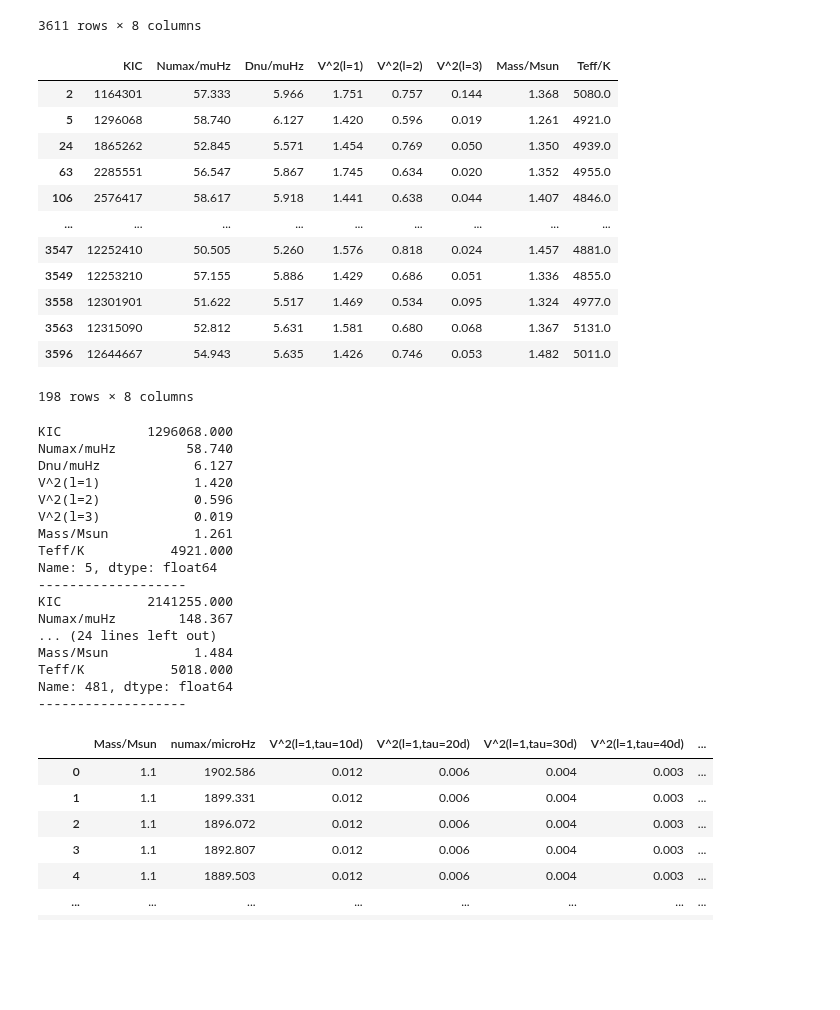
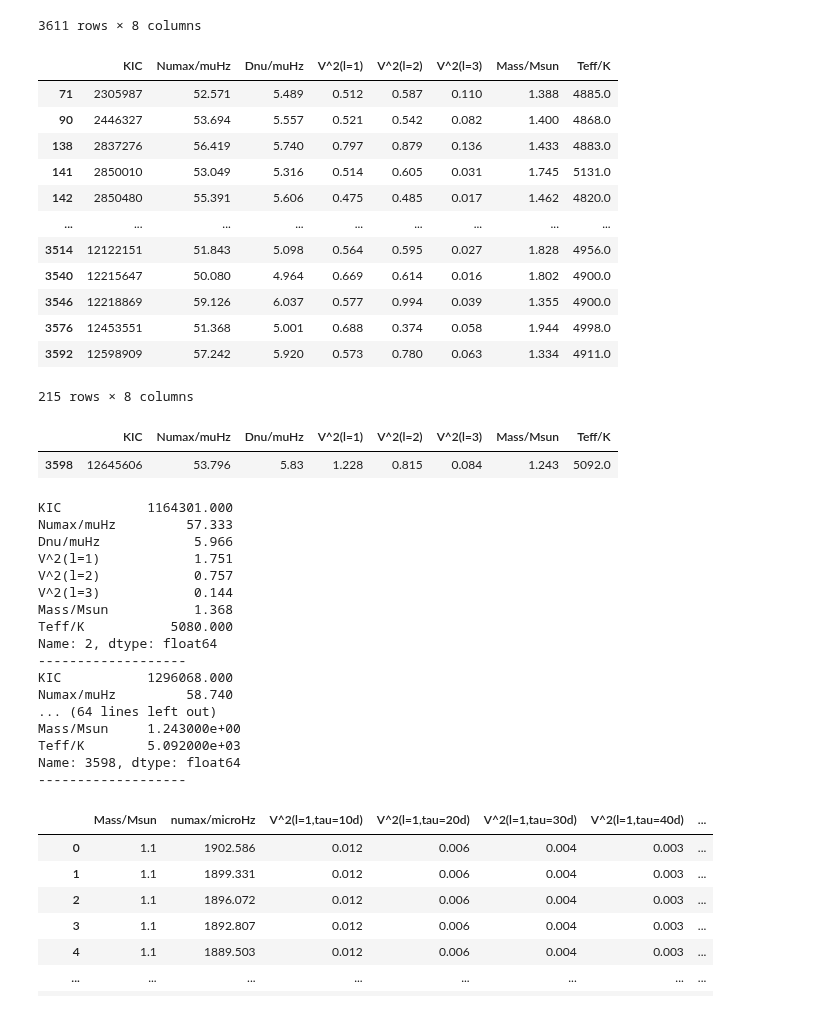
Before and after one commit to courtcraw/Notebooks, a Jupyter notebook: mode_visibilities.ipynb, the cells around one changed output. Saved outputs shown, nothing was run; the diff lists cells and outputs as text; code cells hidden in the pictures; blank space fills up the shorter version.

```diff
--- a/mode_visibilities.ipynb
+++ b/mode_visibilities.ipynb
@@ -132,48 +132,63 @@ dennis_vis
 | 3610 | 12885373 | 52.013 | 5.346 | 0.873 | 0.527 | 0.026 | 1.498 | 4895.0 |
 3611 rows × 8 columns
 # %%
-dennis_vis[(dennis_vis['Numax/muHz']<60) & (dennis_vis['V^2(l=1)']>1.4)]
+dennis_vis[(dennis_vis['Numax/muHz']<60) & (dennis_vis['V^2(l=1)']<0.8)]
 # %% [output]
 |  | KIC | Numax/muHz | Dnu/muHz | V^2(l=1) | V^2(l=2) | V^2(l=3) | Mass/Msun | Teff/K |
-| 2 | 1164301 | 57.333 | 5.966 | 1.751 | 0.757 | 0.144 | 1.368 | 5080.0 |
-| 5 | 1296068 | 58.740 | 6.127 | 1.420 | 0.596 | 0.019 | 1.261 | 4921.0 |
-| 24 | 1865262 | 52.845 | 5.571 | 1.454 | 0.769 | 0.050 | 1.350 | 4939.0 |
-| 63 | 2285551 | 56.547 | 5.867 | 1.745 | 0.634 | 0.020 | 1.352 | 4955.0 |
-| 106 | 2576417 | 58.617 | 5.918 | 1.441 | 0.638 | 0.044 | 1.407 | 4846.0 |
+| 71 | 2305987 | 52.571 | 5.489 | 0.512 | 0.587 | 0.110 | 1.388 | 4885.0 |
+| 90 | 2446327 | 53.694 | 5.557 | 0.521 | 0.542 | 0.082 | 1.400 | 4868.0 |
+| 138 | 2837276 | 56.419 | 5.740 | 0.797 | 0.879 | 0.136 | 1.433 | 4883.0 |
+| 141 | 2850010 | 53.049 | 5.316 | 0.514 | 0.605 | 0.031 | 1.745 | 5131.0 |
+| 142 | 2850480 | 55.391 | 5.606 | 0.475 | 0.485 | 0.017 | 1.462 | 4820.0 |
 | ... | ... | ... | ... | ... | ... | ... | ... | ... |
-| 3547 | 12252410 | 50.505 | 5.260 | 1.576 | 0.818 | 0.024 | 1.457 | 4881.0 |
-| 3549 | 12253210 | 57.155 | 5.886 | 1.429 | 0.686 | 0.051 | 1.336 | 4855.0 |
-| 3558 | 12301901 | 51.622 | 5.517 | 1.469 | 0.534 | 0.095 | 1.324 | 4977.0 |
-| 3563 | 12315090 | 52.812 | 5.631 | 1.581 | 0.680 | 0.068 | 1.367 | 5131.0 |
-| 3596 | 12644667 | 54.943 | 5.635 | 1.426 | 0.746 | 0.053 | 1.482 | 5011.0 |
+| 3514 | 12122151 | 51.843 | 5.098 | 0.564 | 0.595 | 0.027 | 1.828 | 4956.0 |
+| 3540 | 12215647 | 50.080 | 4.964 | 0.669 | 0.614 | 0.016 | 1.802 | 4900.0 |
+| 3546 | 12218869 | 59.126 | 6.037 | 0.577 | 0.994 | 0.039 | 1.355 | 4900.0 |
+| 3576 | 12453551 | 51.368 | 5.001 | 0.688 | 0.374 | 0.058 | 1.944 | 4998.0 |
+| 3592 | 12598909 | 57.242 | 5.920 | 0.573 | 0.780 | 0.063 | 1.334 | 4911.0 |
-198 rows × 8 columns
+215 rows × 8 columns
+# %%
+dennis_vis[(dennis_vis['KIC'])==12645606]
+# %% [output]
+|  | KIC | Numax/muHz | Dnu/muHz | V^2(l=1) | V^2(l=2) | V^2(l=3) | Mass/Msun | Teff/K |
+| 3598 | 12645606 | 53.796 | 5.83 | 1.228 | 0.815 | 0.084 | 1.243 | 5092.0 |
 # %%
 # 2141255   147.82   12.371
 # 4348666   182.87   13.927
 # 2305987   52.571   5.489
 # 1296068   58.740   6.127
+
+# 12453551  51.368   5.001
+# 1164301   57.333   5.966
+# 12645606  53.796   5.830
+# 2837276   56.419   5.740
+
+dennis_dipole = [1.352,0.124,0.512,1.420,0.688,1.751,1.228,0.797]
+dennis_quadru = [0.882,0.441,0.587,0.596,0.374,0.757,0.815,0.879]
+dennis_octupo = [0.050,0.068,0.110,0.019,0.058,0.144,0.084,0.136]
+
 for i in range(0,len(dennis_vis)):
-    if dennis_vis['KIC'][i] in [2141255,4348666,2305987,1296068]:
+    if dennis_vis['KIC'][i] in [2141255,4348666,2305987,1296068,12453551,1164301,12645606,2837276]:
         print(dennis_vis.iloc[i])
         print('-------------------')
 # %% [output]
+KIC           1164301.000
+Numax/muHz         57.333
+Dnu/muHz            5.966
+V^2(l=1)            1.751
+V^2(l=2)            0.757
+V^2(l=3)            0.144
+Mass/Msun           1.368
+Teff/K           5080.000
+Name: 2, dtype: float64
+-------------------
 KIC           1296068.000
 Numax/muHz         58.740
-Dnu/muHz            6.127
-V^2(l=1)            1.420
-V^2(l=2)            0.596
-V^2(l=3)            0.019
-Mass/Msun           1.261
-Teff/K           4921.000
-Name: 5, dtype: float64
+... (64 lines left out)
+Mass/Msun     1.243000e+00
+Teff/K        5.092000e+03
+Name: 3598, dtype: float64
 -------------------
-KIC           2141255.000
-Numax/muHz        148.367
-... (24 lines left out)
-Mass/Msun           1.484
-Teff/K           5018.000
-Name: 481, dtype: float64
--------------------
 # %%
 # highmass_rc_newvals['KIC'].values
 # %%
```
Also changed, not shown: parts of 6 cells of this notebook, 2 other files.
